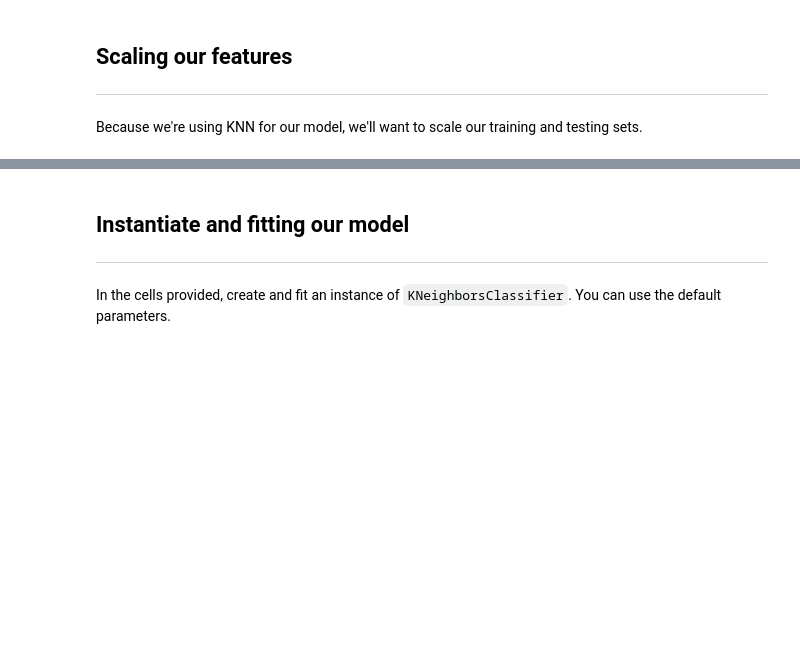
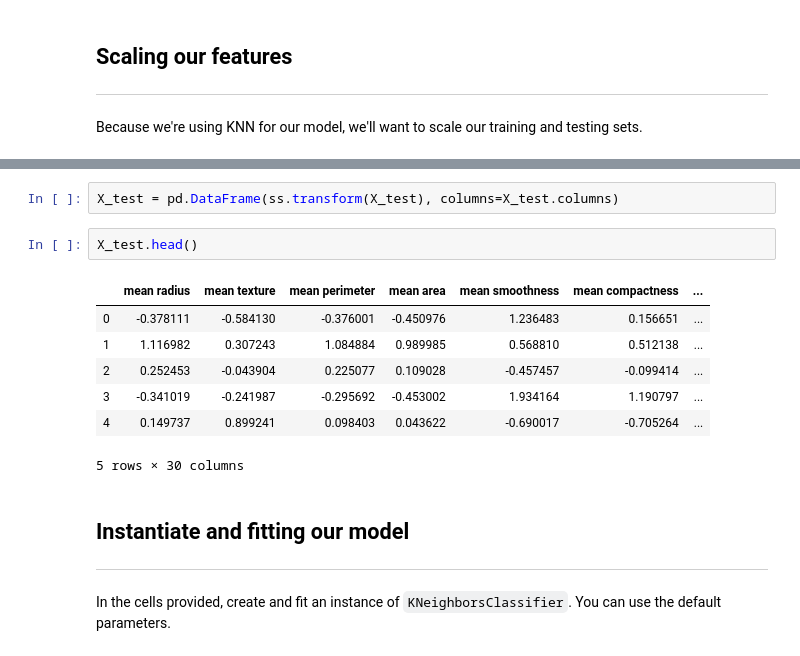
Before and after one commit to persocom01/GA-lessons, a Jupyter notebook: 4.03-lesson-classification_metrics_i/starter-code.ipynb, the cells around one changed output, grey strips where cells are left out. Saved outputs shown, nothing was run; the diff lists cells and outputs as text; blank space fills up the shorter version.

```diff
--- a/4.03-lesson-classification_metrics_i/starter-code.ipynb
+++ b/4.03-lesson-classification_metrics_i/starter-code.ipynb
@@ -42,3 +86,15 @@ Because we're using KNN for our model, we'll want to scale our training and test
+# %%
+X_test = pd.DataFrame(ss.transform(X_test), columns=X_test.columns)
+# %%
+X_test.head()
+# %% [output]
+|  | mean radius | mean texture | mean perimeter | mean area | mean smoothness | mean compactness | ... |
+| 0 | -0.378111 | -0.584130 | -0.376001 | -0.450976 | 1.236483 | 0.156651 | ... |
+| 1 | 1.116982 | 0.307243 | 1.084884 | 0.989985 | 0.568810 | 0.512138 | ... |
+| 2 | 0.252453 | -0.043904 | 0.225077 | 0.109028 | -0.457457 | -0.099414 | ... |
+| 3 | -0.341019 | -0.241987 | -0.295692 | -0.453002 | 1.934164 | 1.190797 | ... |
+| 4 | 0.149737 | 0.899241 | 0.098403 | 0.043622 | -0.690017 | -0.705264 | ... |
+5 rows × 30 columns
 # %% [markdown]
 ## Instantiate and fitting our model
 ---
```
Also changed, not shown: parts of 15 cells of this notebook, 10 other files.
